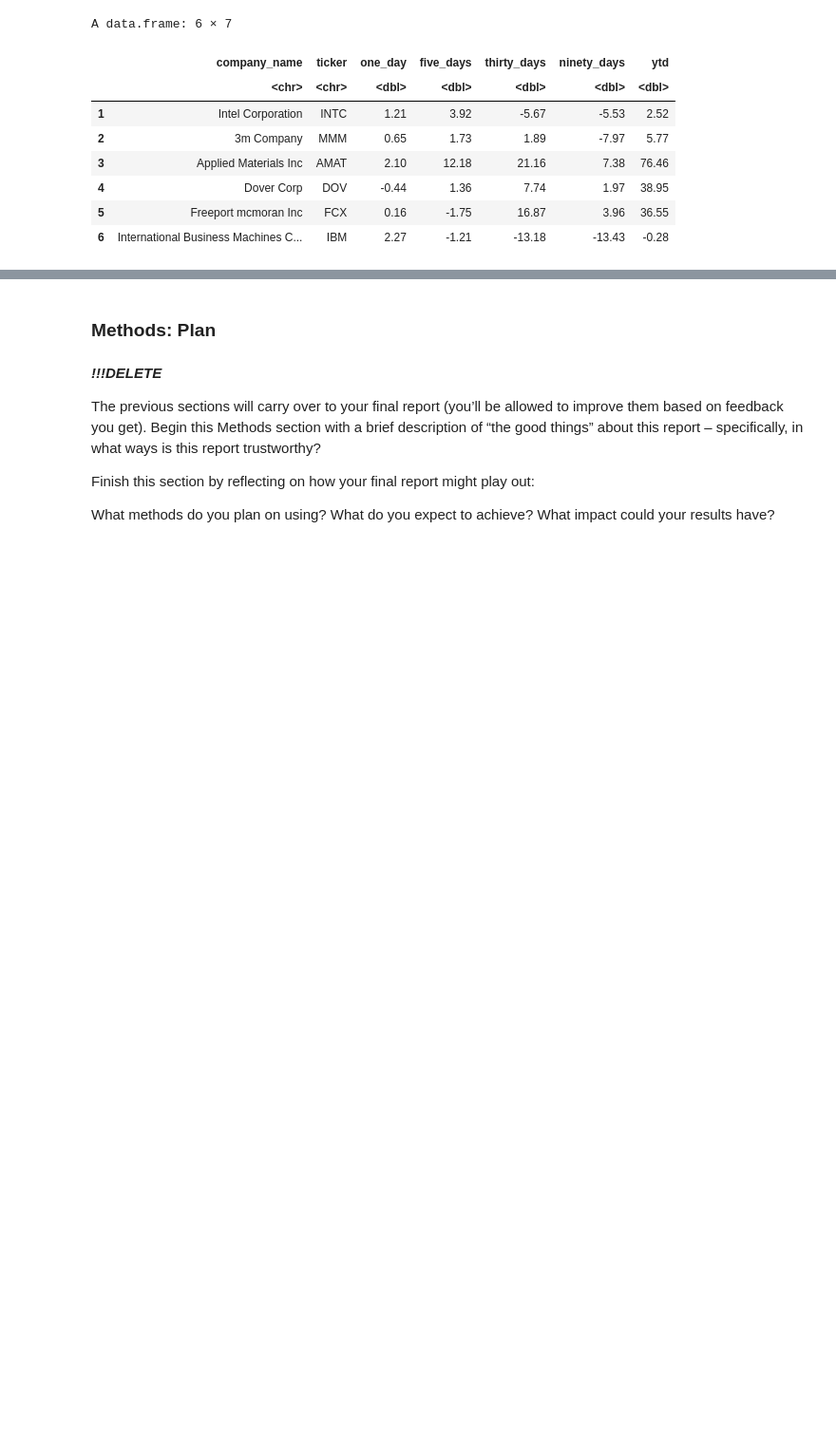
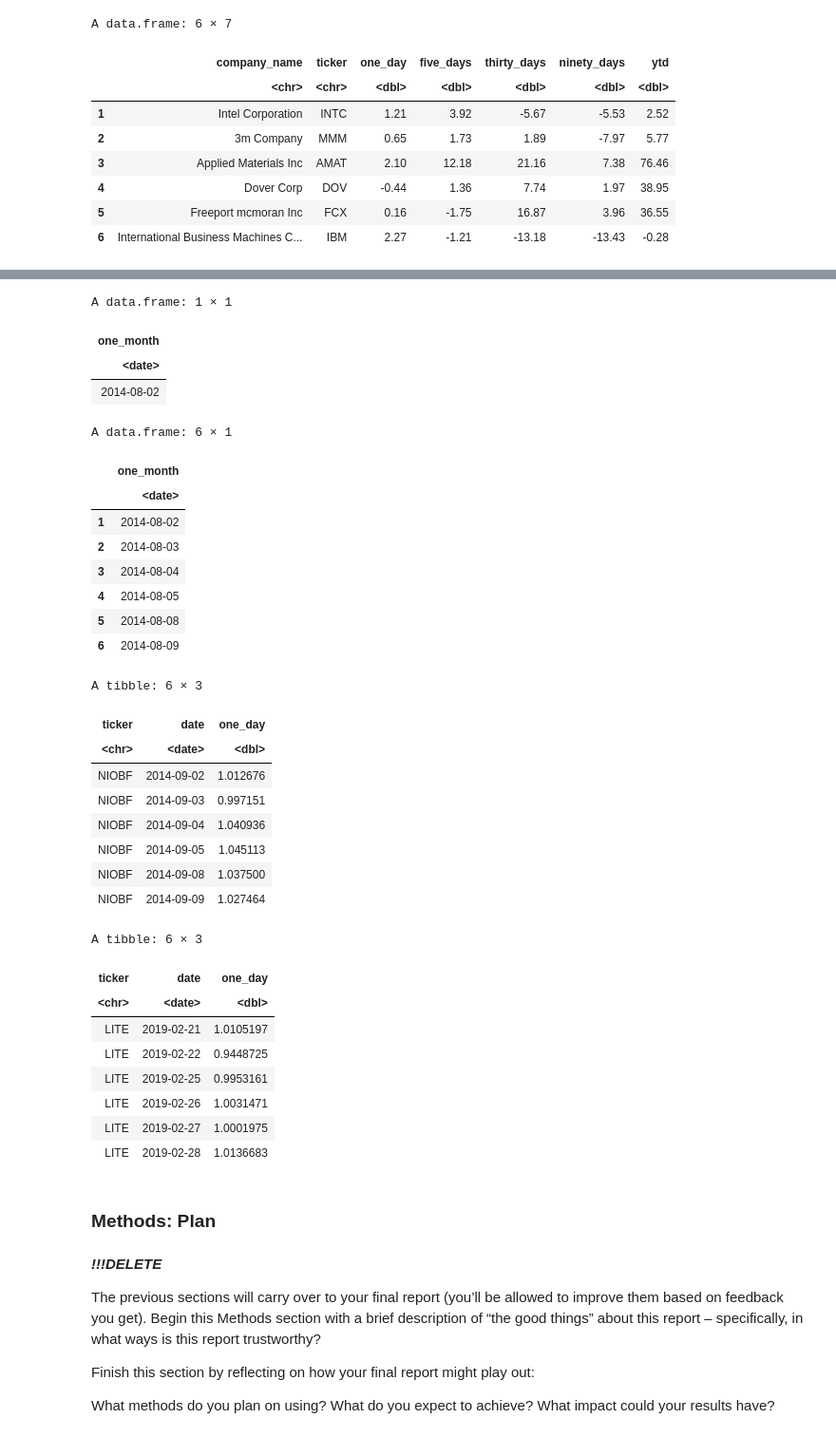
Before and after one commit to nkoda/STAT301, a Jupyter notebook: project_proposal.ipynb, the cells around one changed output, grey strips where cells are left out. Shown at 95% size. Cells and saved outputs as stored; diff of their text form; code cells hidden in the pictures; blank space fills up the shorter version.

```diff
--- a/project_proposal.ipynb
+++ b/project_proposal.ipynb
@@ -353,3 +403,57 @@ A data.frame: 6 × 7
+# %%
+one_month_df = data.frame(one_month = seq(from = as.Date(supplier_index$date[1]), length = 2, by = "-1 month")[2])
+one_month_df
+
+supplier_index_tidy <- supplier_index %>%
+        mutate(ticker = supplier_index$.) %>%
+        #mutate(len = toString(date)) %>%
+        #mutate(one_month = seq(from = as.Date(date), length = 2, by = "-1 month")[2]) %>%
+        mutate(one_day = open / close) %>%
+        #mutate(one_day = open / ()) %>%
+        select(ticker, date, one_day)
+
+for (i in 2:length(supplier_index_tidy$date)) {
+    one_month <- seq(from = as.Date(supplier_index$date[i]), length = 2, by = "-1 month")[2]
+    one_month
+    #one_month_df <- rbind(origin = one_month_df, one_month)
+    one_month_df[nrow(one_month_df) + 1, ] <- one_month
+}
+head(one_month_df)
+
+head(supplier_index_tidy)
+tail(supplier_index_tidy)
+# %% [output]
+A data.frame: 1 × 1
+| one_month |
+| <date> |
+| 2014-08-02 |
+A data.frame: 6 × 1
+|  | one_month |
+|  | <date> |
+| 1 | 2014-08-02 |
+| 2 | 2014-08-03 |
+| 3 | 2014-08-04 |
+| 4 | 2014-08-05 |
+| 5 | 2014-08-08 |
+| 6 | 2014-08-09 |
+A tibble: 6 × 3
+| ticker | date | one_day |
+| <chr> | <date> | <dbl> |
+| NIOBF | 2014-09-02 | 1.012676 |
+| NIOBF | 2014-09-03 | 0.997151 |
+| NIOBF | 2014-09-04 | 1.040936 |
+| NIOBF | 2014-09-05 | 1.045113 |
+| NIOBF | 2014-09-08 | 1.037500 |
+| NIOBF | 2014-09-09 | 1.027464 |
+A tibble: 6 × 3
+| ticker | date | one_day |
+| <chr> | <date> | <dbl> |
+| LITE | 2019-02-21 | 1.0105197 |
+| LITE | 2019-02-22 | 0.9448725 |
+| LITE | 2019-02-25 | 0.9953161 |
+| LITE | 2019-02-26 | 1.0031471 |
+| LITE | 2019-02-27 | 1.0001975 |
+| LITE | 2019-02-28 | 1.0136683 |
 # %% [markdown]
 ### Methods: Plan
 # %% [markdown]
```
Also changed, not shown: parts of 5 cells of this notebook.
